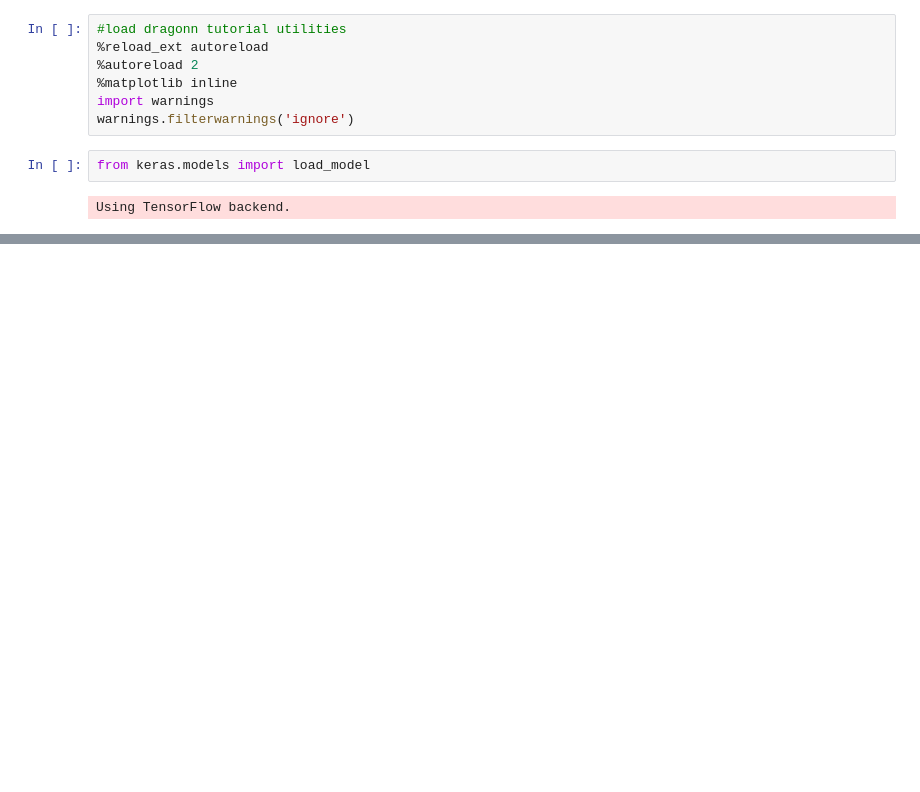
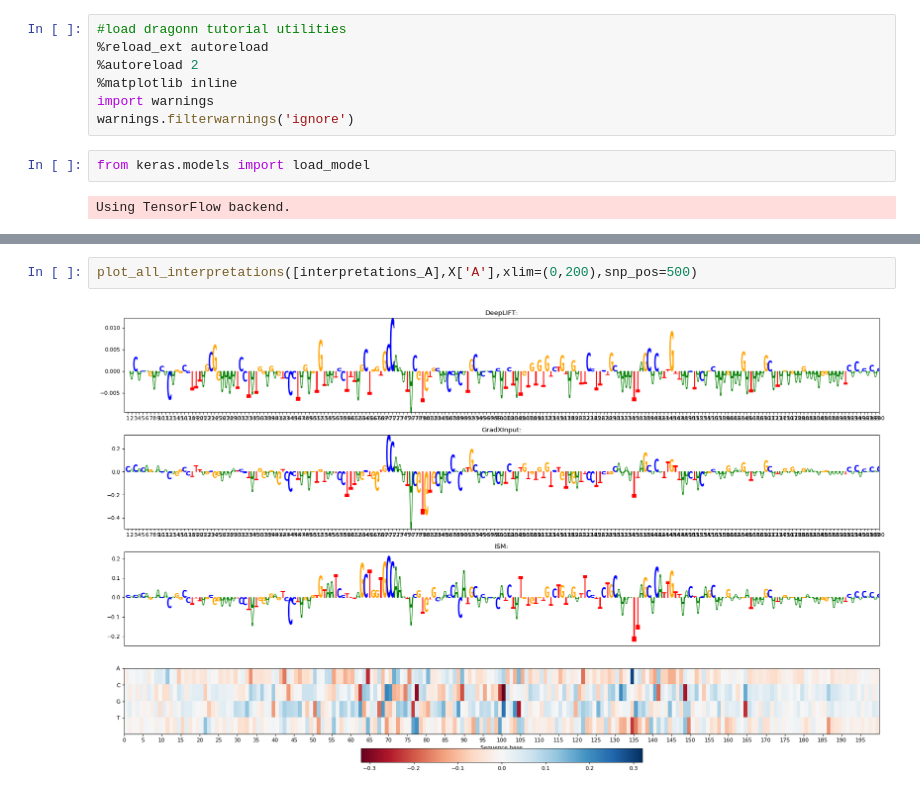
Before and after one commit to kundajelab/alzheimers_parkinsons, a Jupyter notebook: dl_interpret/deepLIFT_for_individual_SNP.ipynb, the cells around one changed output, grey strips where cells are left out. Saved outputs shown, nothing was run; the diff lists cells and outputs as text; blank space fills up the shorter version.

```diff
--- a/dl_interpret/deepLIFT_for_individual_SNP.ipynb
+++ b/dl_interpret/deepLIFT_for_individual_SNP.ipynb
@@ -352,0 +114,4 @@ None
+# %%
+plot_all_interpretations([interpretations_A],X['A'],xlim=(0,200),snp_pos=500)
+# %% [output]
+[figure, added]
```
Also changed, not shown: parts of 43 cells of this notebook, 1 other file.
